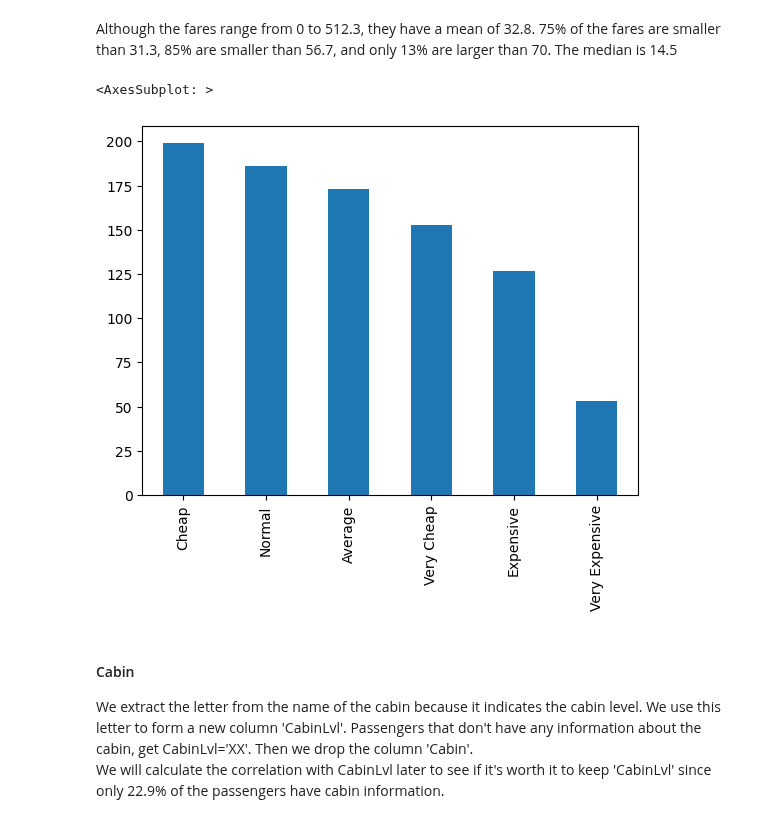
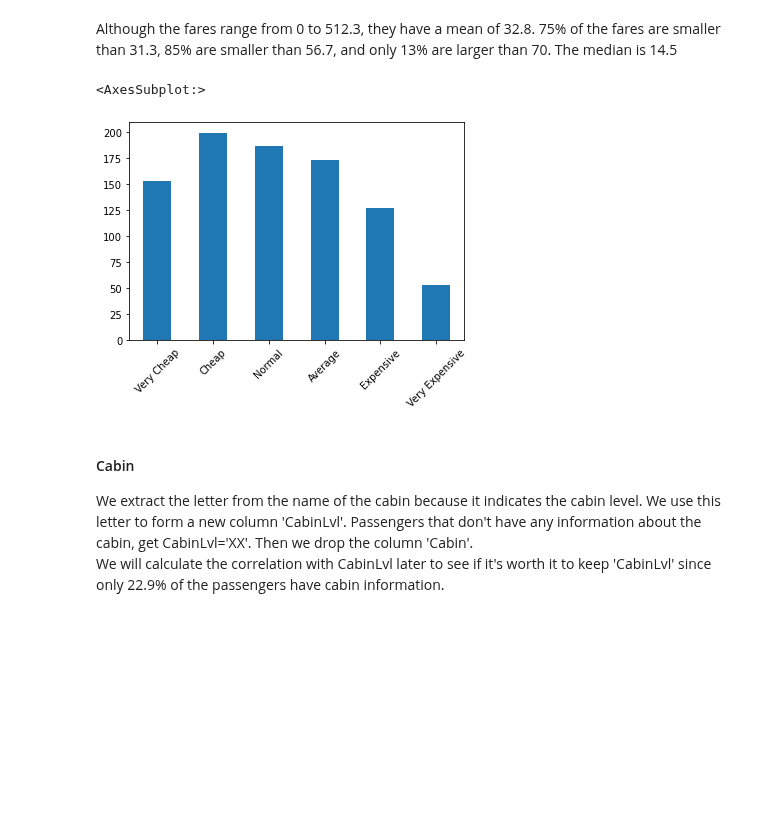
Before and after one commit to mariusjb/dm1-titanic, a Jupyter notebook: preprocessing.ipynb, the cells around one changed output. Cells and saved outputs as stored; diff of their text form; code cells hidden in the pictures; blank space fills up the shorter version.

```diff
--- a/preprocessing.ipynb
+++ b/preprocessing.ipynb
@@ -385,10 +388,10 @@ for i in range(len(fare_groups) - 1):
     df.loc[(df["Fare"] > fare_bins[i]) & (df["Fare"] <= fare_bins[i+1]), "FareGroup"] = fare_groups[i]
 df.loc[df["Fare"] > fare_bins[len(fare_groups) - 1], "FareGroup"] = fare_groups[len(fare_groups) - 1]
 # %%
-df['FareGroup'].value_counts().plot(kind='bar')
+df['FareGroup'].value_counts().loc[["Very Cheap", "Cheap", "Normal", "Average", "Expensive", "Very Expensive"]].plot(kind='bar', rot = 45)
 # %% [output]
-<AxesSubplot: >
+<AxesSubplot:>
-[figure, old version]
+[figure, new version]
 # %%
 # now we drop the column 'Ticket'
 df.drop("Ticket", inplace=True, axis=1)
```
Also changed, not shown: parts of 12 cells of this notebook.
